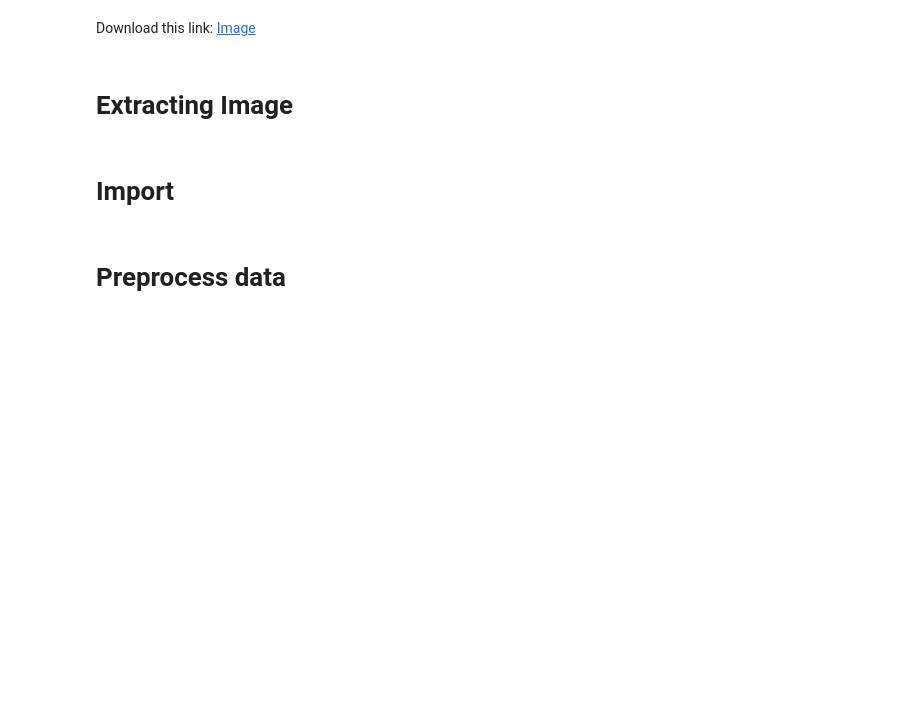
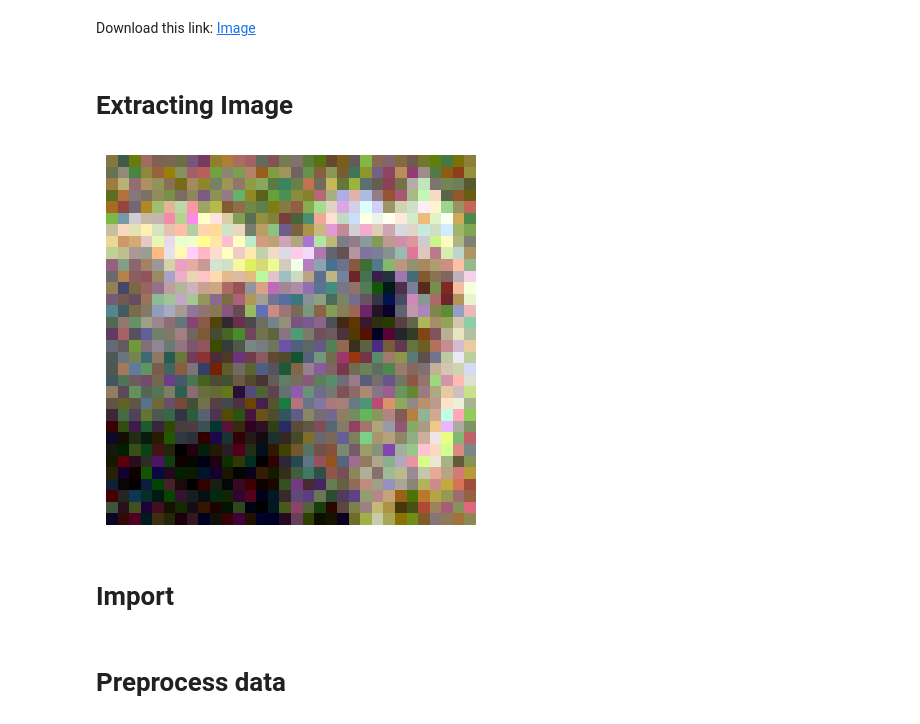
Before and after one commit to PJ-Caleon/LBYCPC4, a Jupyter notebook: quiz1_CPECOG3.ipynb, the cells around one changed output. Saved outputs shown, nothing was run; the diff lists cells and outputs as text; code cells hidden in the pictures; blank space fills up the shorter version.

```diff
--- a/quiz1_CPECOG3.ipynb
+++ b/quiz1_CPECOG3.ipynb
@@ -10,17 +12,19 @@ Download this link:
 # %%
 from PIL import Image
 import matplotlib.pyplot as plt
 
 # Path to your PNG file
-img_path = "/home/pj/Documents/Academics/CPECOG3/noisy_image3.png"
+img_path = "/content/noisy_image3.png"
 
 # Open the image
 img = Image.open(img_path)
 
 # Display with matplotlib
 plt.imshow(img)
 plt.axis("off")
 plt.show()
+# %% [output]
+[figure, added]
 # %% [markdown]
 # Import
 # %%
```
Also changed, not shown: parts of 5 cells of this notebook.
